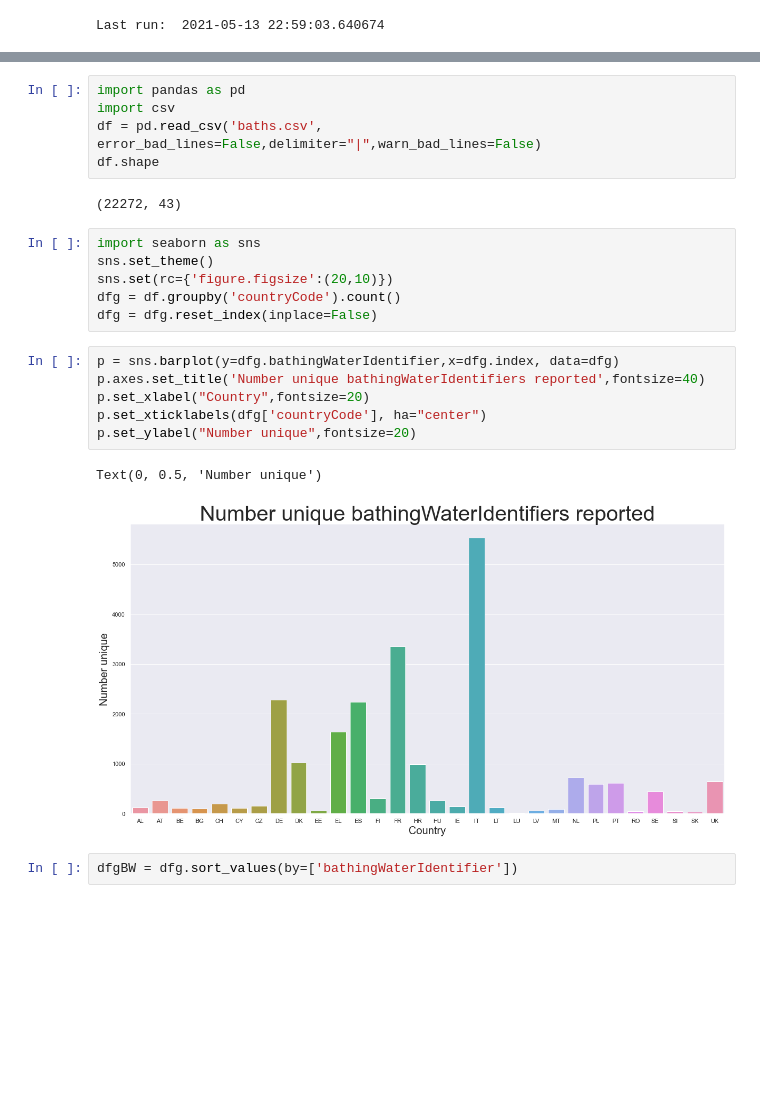
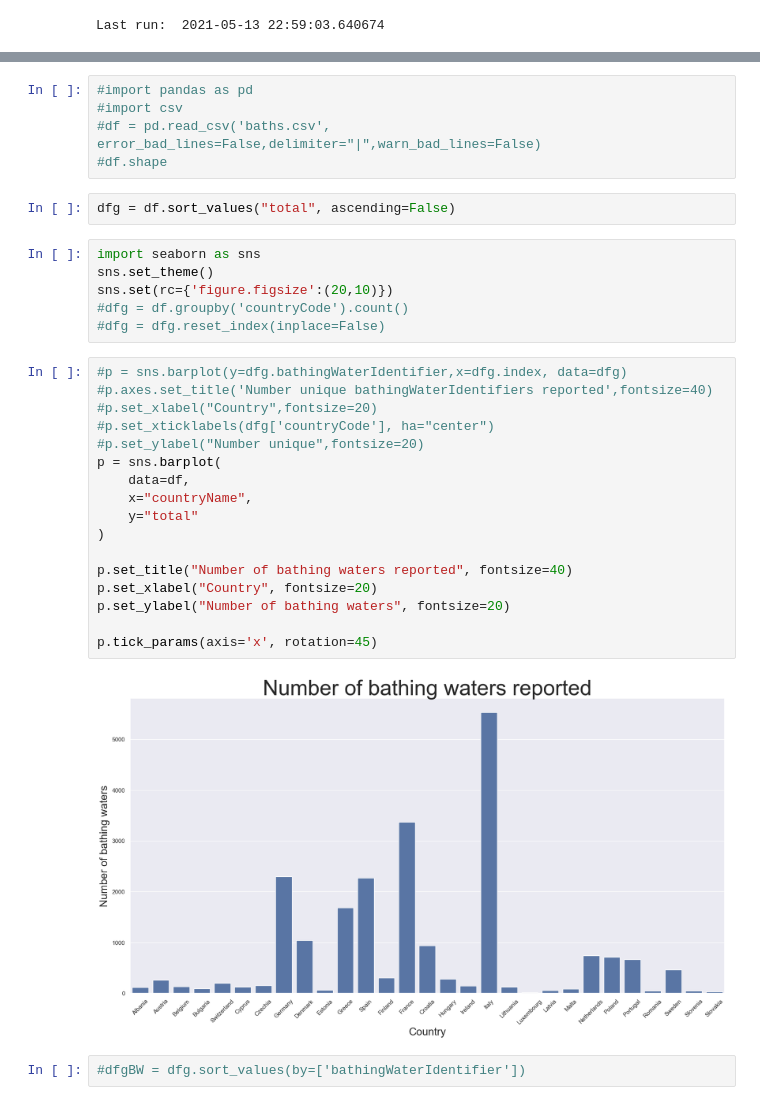
Before and after one commit to salgo60/Svenskabadplatser, a Jupyter notebook: Jupyter/BathWater.ipynb, the cells around one changed output, grey strips where cells are left out. Cells and saved outputs as stored; diff of their text form; blank space fills up the shorter version.

```diff
--- a/Jupyter/BathWater.ipynb
+++ b/Jupyter/BathWater.ipynb
@@ -12,25 +57,35 @@ Last run:  2021-05-13 22:59:03.640674
 # %%
-import pandas as pd
-import csv
-df = pd.read_csv('baths.csv', error_bad_lines=False,delimiter="|",warn_bad_lines=False)
-df.shape
+#import pandas as pd
+#import csv
+#df = pd.read_csv('baths.csv', error_bad_lines=False,delimiter="|",warn_bad_lines=False)
+#df.shape
-# %% [output]
-(22272, 43)
+# %%
+dfg = df.sort_values("total", ascending=False)
 # %%
 import seaborn as sns
 sns.set_theme()
 sns.set(rc={'figure.figsize':(20,10)})
-dfg = df.groupby('countryCode').count()
-dfg = dfg.reset_index(inplace=False)
+#dfg = df.groupby('countryCode').count()
+#dfg = dfg.reset_index(inplace=False)
 # %%
-p = sns.barplot(y=dfg.bathingWaterIdentifier,x=dfg.index, data=dfg)
-p.axes.set_title('Number unique bathingWaterIdentifiers reported',fontsize=40)
-p.set_xlabel("Country",fontsize=20)
-p.set_xticklabels(dfg['countryCode'], ha="center")
-p.set_ylabel("Number unique",fontsize=20)
+#p = sns.barplot(y=dfg.bathingWaterIdentifier,x=dfg.index, data=dfg)
+#p.axes.set_title('Number unique bathingWaterIdentifiers reported',fontsize=40)
+#p.set_xlabel("Country",fontsize=20)
+#p.set_xticklabels(dfg['countryCode'], ha="center")
+#p.set_ylabel("Number unique",fontsize=20)
+p = sns.barplot(
+    data=df,
+    x="countryName",
+    y="total"
+)
+
+p.set_title("Number of bathing waters reported", fontsize=40)
+p.set_xlabel("Country", fontsize=20)
+p.set_ylabel("Number of bathing waters", fontsize=20)
+
+p.tick_params(axis='x', rotation=45)
 # %% [output]
-Text(0, 0.5, 'Number unique')
-[figure, old version]
+[figure, new version]
 # %%
-dfgBW = dfg.sort_values(by=['bathingWaterIdentifier'])
+#dfgBW = dfg.sort_values(by=['bathingWaterIdentifier'])
 # %%
```
Also changed, not shown: parts of 10 cells of this notebook, 2 other files.
